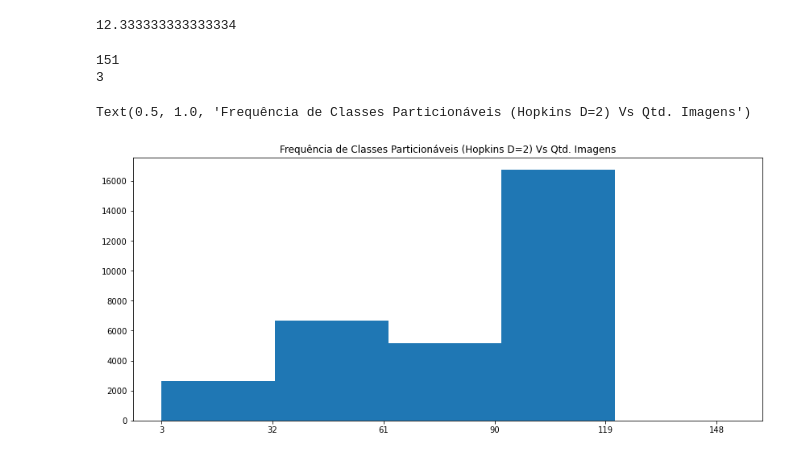
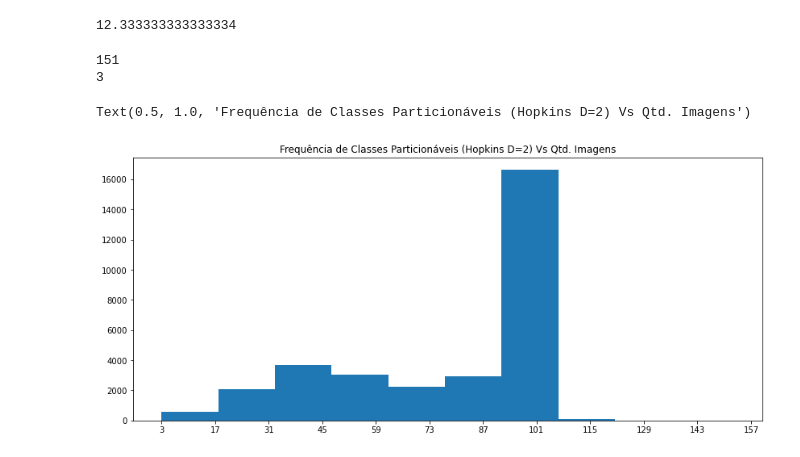
Before and after one commit to FalsoMoralista/ClusteringAnalysis, a Jupyter notebook: hopkins/HopkinsStatistics-PC2022.ipynb, the cells around one changed output. Drawn from its saved outputs; the diff is of its cells as text; code cells hidden in the pictures.

```diff
--- a/hopkins/HopkinsStatistics-PC2022.ipynb
+++ b/hopkins/HopkinsStatistics-PC2022.ipynb
@@ -150,8 +154,9 @@ indexes = filteredHopkinsD2['id']
 img_quantities = []
 for index in indexes:
   img_quantities.append(len(images_by_class[str(index)]))
+hop = filteredHopkinsD2['avg']
 # %%
-filteredHopkinsD2_dataframe = pd.DataFrame({'ids': indexes, 'img_quantities': img_quantities})
+filteredHopkinsD2_dataframe = pd.DataFrame({'ids': indexes, 'img_quantities': img_quantities, 'hopkins': hop })
 filteredHopkinsD2_dataframe = filteredHopkinsD2_dataframe.reset_index(drop=True)
 filteredHopkinsD2_dataframe
 # %% [output]
@@ -170,0 +176,3 @@ filteredHopkinsD2_dataframe
+# %%
+filteredHopkinsD2_dataframe = filteredHopkinsD2_dataframe[filteredHopkinsD2_dataframe['img_quantities'] >= 10]
+filteredHopkinsD2_dataframe
@@ -183,27 +207,27 @@ lenght
 # %%
 mmax = filteredHopkinsD2_dataframe['img_quantities'][np.argmax(filteredHopkinsD2_dataframe['img_quantities'])]
 print(mmax)
 mmin = filteredHopkinsD2_dataframe['img_quantities'][np.argmin(filteredHopkinsD2_dataframe['img_quantities'])]
 print(mmin)
 
 N_points = len(filteredHopkinsD2_dataframe['ids'])
-n_bins = 5
+n_bins = 10
 lenght = (mmax - mmin)/n_bins
 fig, axs = plt.subplots(figsize=(14,6))
 
 #plt.figure(figsize=(10,6))
 #0.592653975517827
 # We can set the number of bins with the *bins* keyword argument.
 plt.xticks(np.arange(3, 160, int(lenght)))
 axs.hist(filteredHopkinsD2_dataframe['img_quantities'], bins=n_bins)
 plt.xlim(right=160)
 plt.title('Frequência de Classes Particionáveis (Hopkins D=2) Vs Qtd. Imagens')
 
 #xlim(left=1)
 
 #axs[1].hist(dist2, bins=n_bins)
 # %% [output]
 151
 3
 Text(0.5, 1.0, 'Frequência de Classes Particionáveis (Hopkins D=2) Vs Qtd. Imagens')
-[figure, old version]
+[figure, new version]
```
Also changed, not shown: parts of 5 cells of this notebook, 5 other files.
